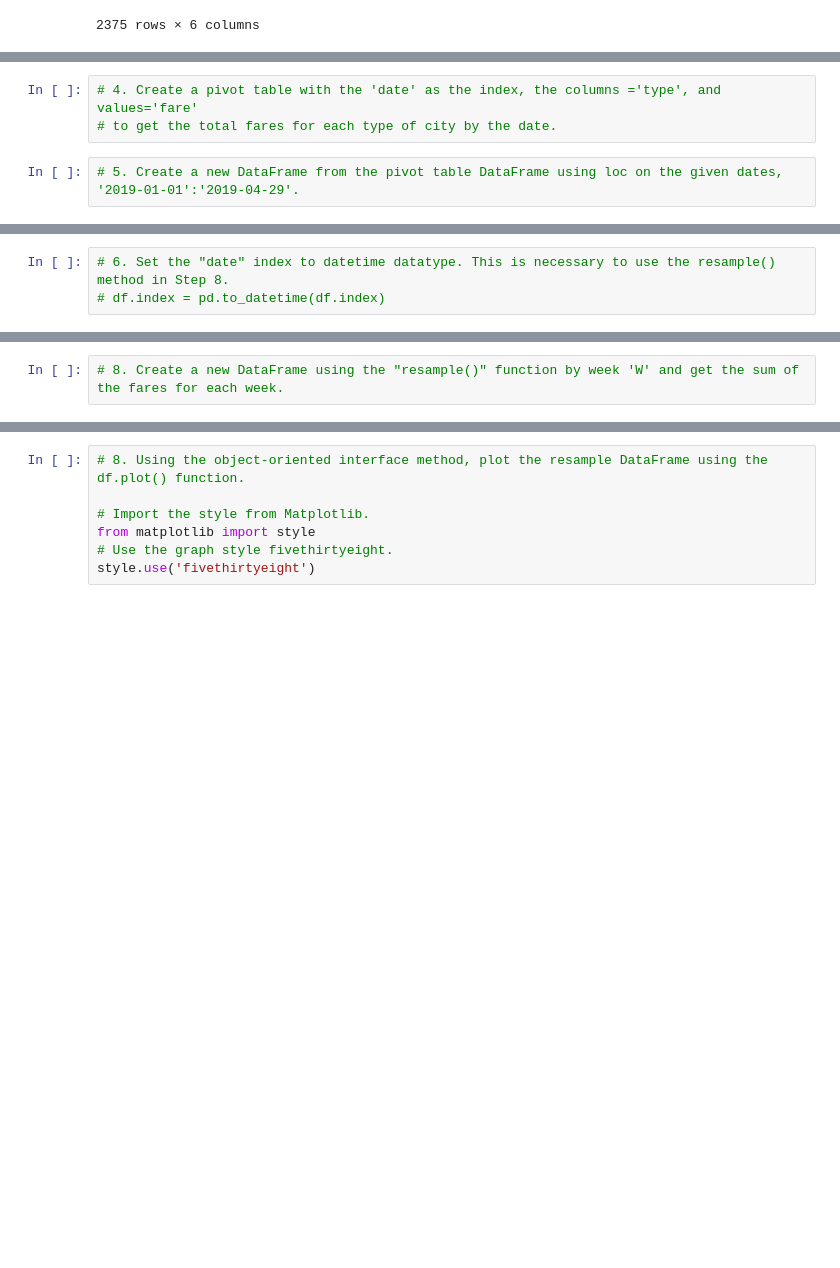
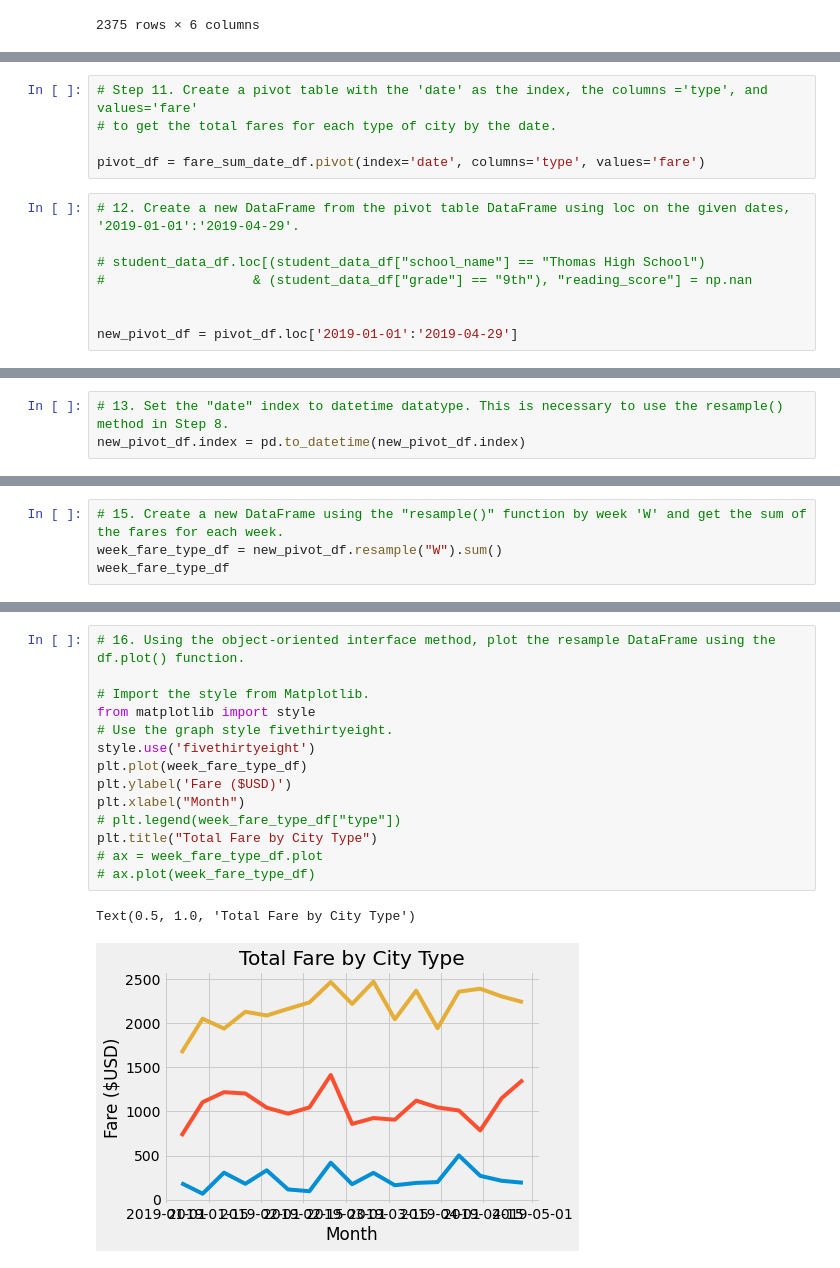
Before and after one commit to rciminera/PyBer_Analysis, a Jupyter notebook: PyBer_Challenge_starter_code.ipynb, the cells around one changed output, grey strips where cells are left out. Drawn from its saved outputs; the diff is of its cells as text; blank space fills up the shorter version.

```diff
--- a/PyBer_Challenge_starter_code.ipynb
+++ b/PyBer_Challenge_starter_code.ipynb
@@ -140,5 +169,13 @@ pyber_summary_df
 # %%
-# 4. Create a pivot table with the 'date' as the index, the columns ='type', and values='fare'
+# Step 11. Create a pivot table with the 'date' as the index, the columns ='type', and values='fare'
 # to get the total fares for each type of city by the date.
+
+pivot_df = fare_sum_date_df.pivot(index='date', columns='type', values='fare')
 # %%
-# 5. Create a new DataFrame from the pivot table DataFrame using loc on the given dates, '2019-01-01':'2019-04-29'.
+# 12. Create a new DataFrame from the pivot table DataFrame using loc on the given dates, '2019-01-01':'2019-04-29'.
+
+# student_data_df.loc[(student_data_df["school_name"] == "Thomas High School")
+#                   & (student_data_df["grade"] == "9th"), "reading_score"] = np.nan
+
+
+new_pivot_df = pivot_df.loc['2019-01-01':'2019-04-29']
@@ -145,4 +199,4 @@ pyber_summary_df
 # %%
-# 6. Set the "date" index to datetime datatype. This is necessary to use the resample() method in Step 8.
-# df.index = pd.to_datetime(df.index)
+# 13. Set the "date" index to datetime datatype. This is necessary to use the resample() method in Step 8.
+new_pivot_df.index = pd.to_datetime(new_pivot_df.index)
 # %%
@@ -150,2 +216,4 @@ pyber_summary_df
 # %%
-# 8. Create a new DataFrame using the "resample()" function by week 'W' and get the sum of the fares for each week.
+# 15. Create a new DataFrame using the "resample()" function by week 'W' and get the sum of the fares for each week.
+week_fare_type_df = new_pivot_df.resample("W").sum()
+week_fare_type_df
@@ -152,7 +240,17 @@ pyber_summary_df
 # %%
-# 8. Using the object-oriented interface method, plot the resample DataFrame using the df.plot() function.
+# 16. Using the object-oriented interface method, plot the resample DataFrame using the df.plot() function.
 
 # Import the style from Matplotlib.
 from matplotlib import style
 # Use the graph style fivethirtyeight.
 style.use('fivethirtyeight')
+plt.plot(week_fare_type_df)
+plt.ylabel('Fare ($USD)')
+plt.xlabel("Month")
+# plt.legend(week_fare_type_df["type"])
+plt.title("Total Fare by City Type")
+# ax = week_fare_type_df.plot
+# ax.plot(week_fare_type_df)
+# %% [output]
+Text(0.5, 1.0, 'Total Fare by City Type')
+[figure, added]
```
Also changed, not shown: parts of 8 cells of this notebook, 1 other file.
